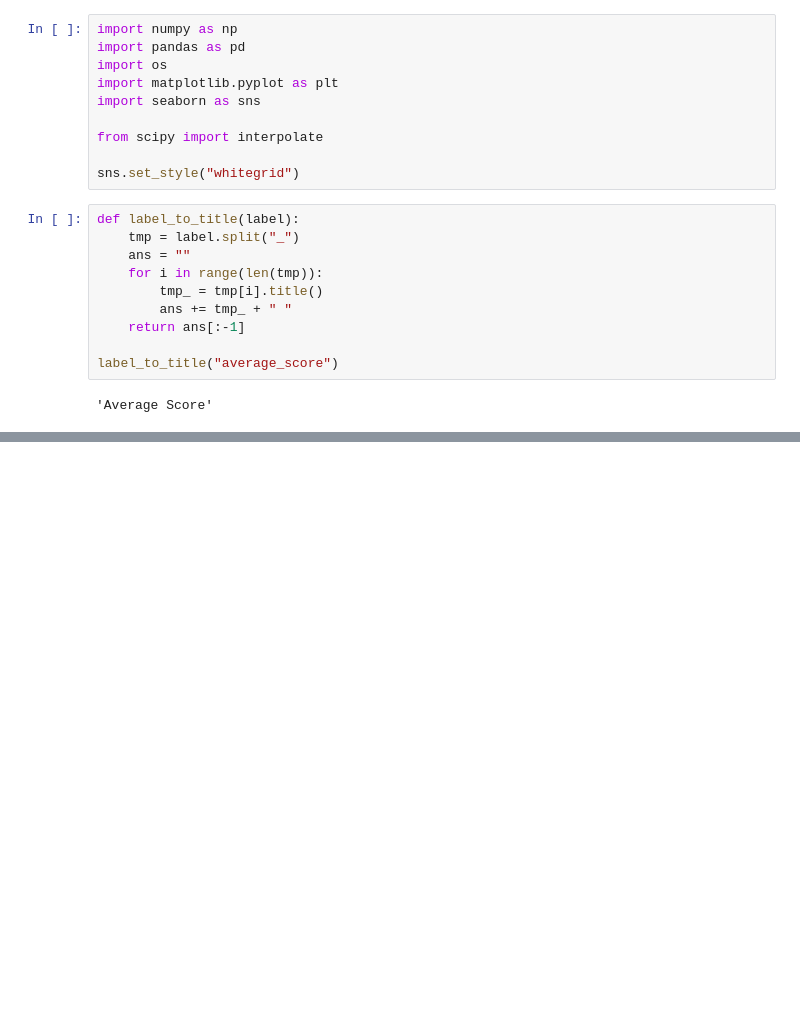
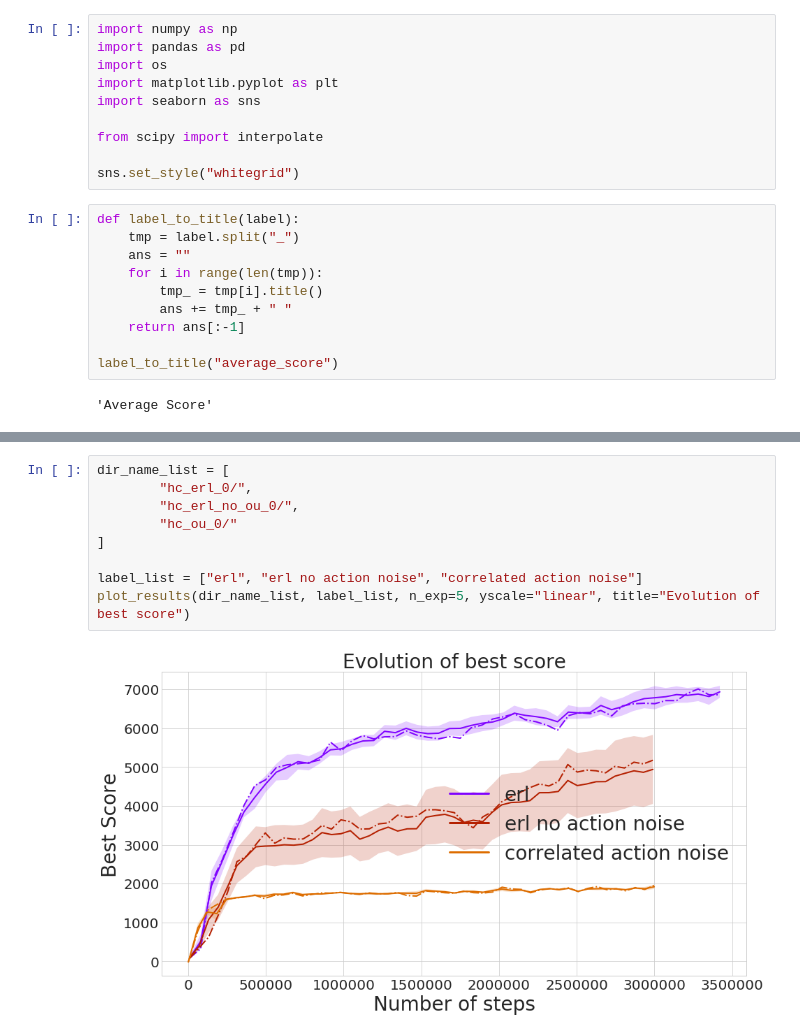
Before and after one commit to apourchot/CEM-RL, a Jupyter notebook: results/analysis.ipynb, the cells around one changed output, grey strips where cells are left out. Saved outputs shown, nothing was run; the diff lists cells and outputs as text; blank space fills up the shorter version.

```diff
--- a/results/analysis.ipynb
+++ b/results/analysis.ipynb
@@ -101,3 +101,14 @@ def plot_results(dir_name_list, label_list, title=None, n_exp=5, fontsize=28, ti
     if filename is not None:
         plt.savefig(key + "_" + filename, bbox_inches='tight', pad_inches=0)
     plt.show()
+# %%
+dir_name_list = [
+        "hc_erl_0/",
+        "hc_erl_no_ou_0/",
+        "hc_ou_0/"
+]
+
+label_list = ["erl", "erl no action noise", "correlated action noise"]
+plot_results(dir_name_list, label_list, n_exp=5, yscale="linear", title="Evolution of best score")
+# %% [output]
+[figure, added]
```
Also changed, not shown: parts of 3 cells of this notebook, 24 other files.
